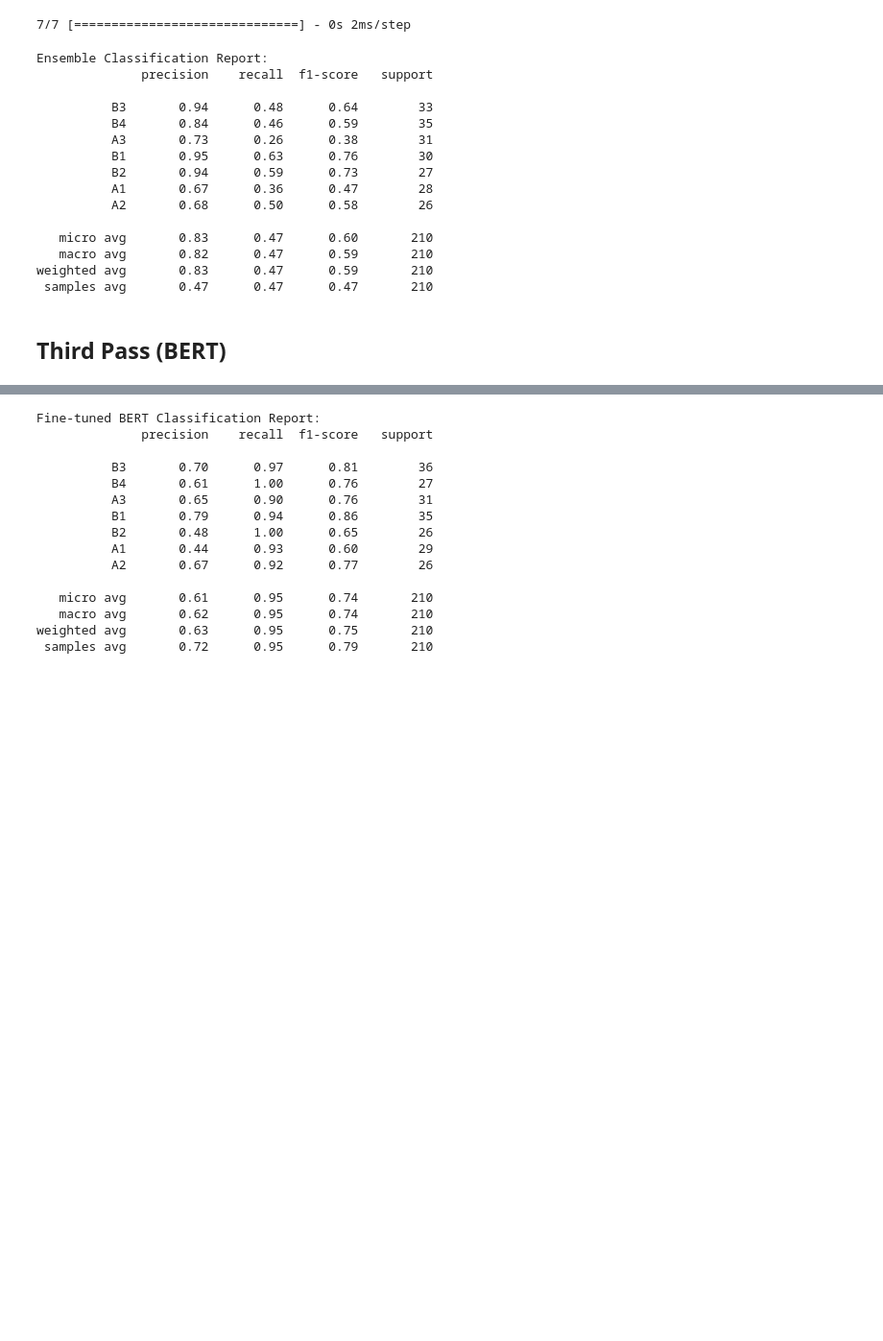
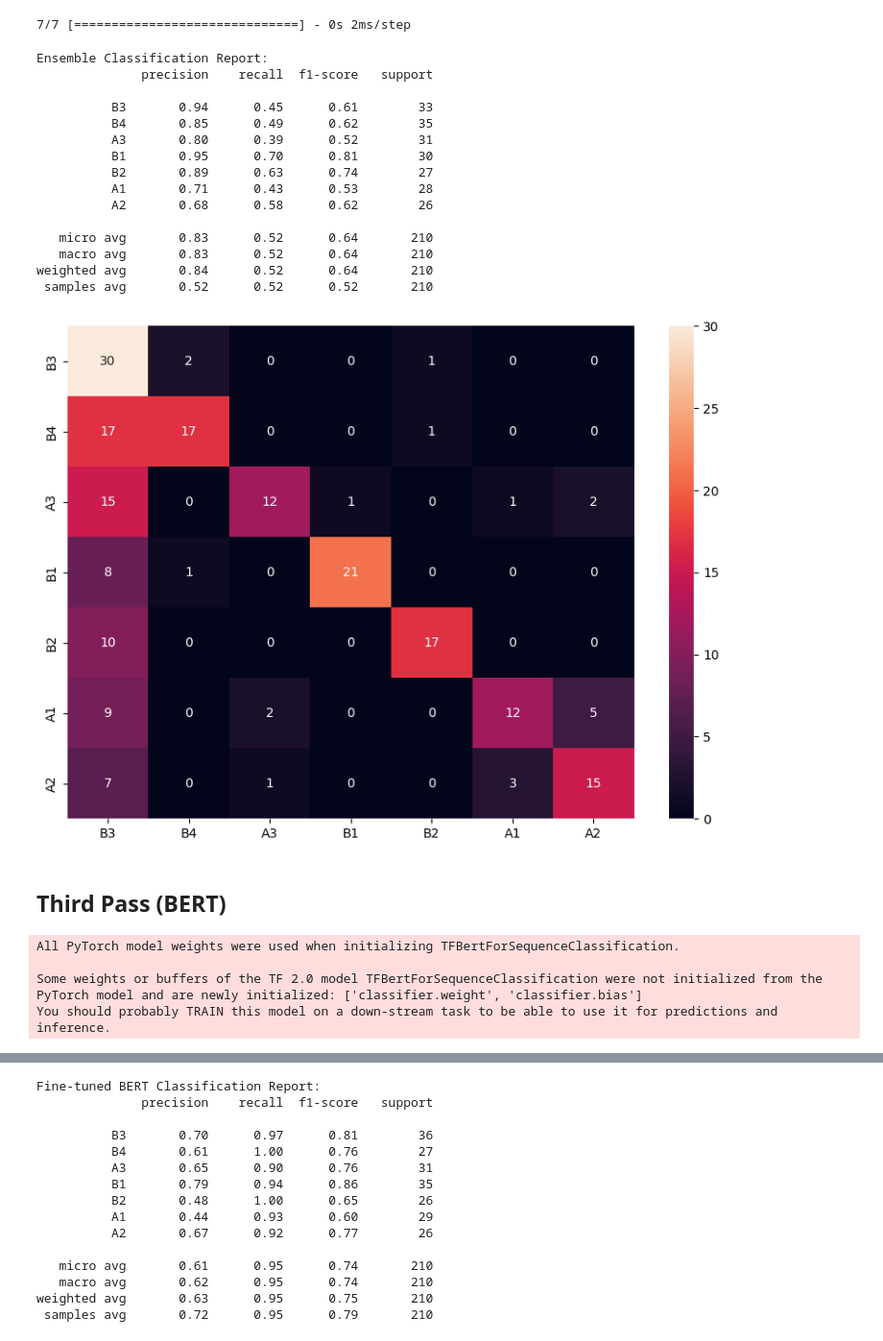
Before and after one commit to visalakshi2001/gra-ml-task, a Jupyter notebook: ML_DL_Text_Classification.ipynb, the cells around one changed output, grey strips where cells are left out. Shown at 96% size. Saved outputs shown, nothing was run; the diff lists cells and outputs as text; code cells hidden in the pictures; blank space fills up the shorter version.

```diff
--- a/ML_DL_Text_Classification.ipynb
+++ b/ML_DL_Text_Classification.ipynb
@@ -251,23 +255,24 @@ y_hat = get_predictions(model, multiclass_val, ensemble=False)
 # %% [output]
 7/7 [==============================] - 0s 2ms/step
 # %%
-evaluate_model(y_hat=y_hat, val_data=multiclass_val, ensemble=False)
+evaluate_model(y_hat=y_hat, val_data=multiclass_val,labels=class_to_index.keys(), ensemble=False)
 # %% [output]
 Ensemble Classification Report:
               precision    recall  f1-score   support
 
-          B3       0.94      0.48      0.64        33
-          B4       0.84      0.46      0.59        35
-          A3       0.73      0.26      0.38        31
-          B1       0.95      0.63      0.76        30
-          B2       0.94      0.59      0.73        27
-          A1       0.67      0.36      0.47        28
-          A2       0.68      0.50      0.58        26
+          B3       0.94      0.45      0.61        33
+          B4       0.85      0.49      0.62        35
+          A3       0.80      0.39      0.52        31
+          B1       0.95      0.70      0.81        30
+          B2       0.89      0.63      0.74        27
+          A1       0.71      0.43      0.53        28
+          A2       0.68      0.58      0.62        26
 
-   micro avg       0.83      0.47      0.60       210
-   macro avg       0.82      0.47      0.59       210
-weighted avg       0.83      0.47      0.59       210
- samples avg       0.47      0.47      0.47       210
+   micro avg       0.83      0.52      0.64       210
+   macro avg       0.83      0.52      0.64       210
+weighted avg       0.84      0.52      0.64       210
+ samples avg       0.52      0.52      0.52       210
+[figure, added]
 # %% [markdown]
 ## Third Pass (BERT)
 # %%
@@ -283,12 +288,17 @@ tokenizer = BertTokenizer.from_pretrained(model_name)
 model = TFBertForSequenceClassification.from_pretrained(model_name, num_labels=len(df['Type'].unique()))
 
 
-train_inputs = tokenizer.batch_encode_plus(list(train_data['Obs']), add_special_tokens=True, padding=True, truncation=True, return_tensors='np', max_length=tokenizer.model_max_length)
-val_inputs = tokenizer.batch_encode_plus(list(val_data['Obs']), add_special_tokens=True, padding=True, truncation=True, return_tensors='np', max_length=tokenizer.model_max_length)
+train_inputs = tokenizer.batch_encode_plus(list(bert_train['Obs']), add_special_tokens=True, padding=True, truncation=True, return_tensors='np', max_length=tokenizer.model_max_length)
+val_inputs = tokenizer.batch_encode_plus(list(bert_val['Obs']), add_special_tokens=True, padding=True, truncation=True, return_tensors='np', max_length=tokenizer.model_max_length)
 
 
-train_labels = tf.convert_to_tensor([label for label in train_data["Type"]])
-val_labels = tf.convert_to_tensor([label for label in val_data["Type"]])
+train_labels = tf.convert_to_tensor([label for label in bert_train["Type"]])
+val_labels = tf.convert_to_tensor([label for label in bert_val["Type"]])
+# %% [output]
+All PyTorch model weights were used when initializing TFBertForSequenceClassification.
+
+Some weights or buffers of the TF 2.0 model TFBertForSequenceClassification were not initialized from the PyTorch model and are newly initialized: ['classifier.weight', 'classifier.bias']
+You should probably TRAIN this model on a down-stream task to be able to use it for predictions and inference.
 # %%
 
 model.compile(optimizer=tf.keras.optimizers.Adam(learning_rate=3e-5, epsilon=1e-08, clipnorm=1.0),
```
Also changed, not shown: parts of 17 cells of this notebook.
